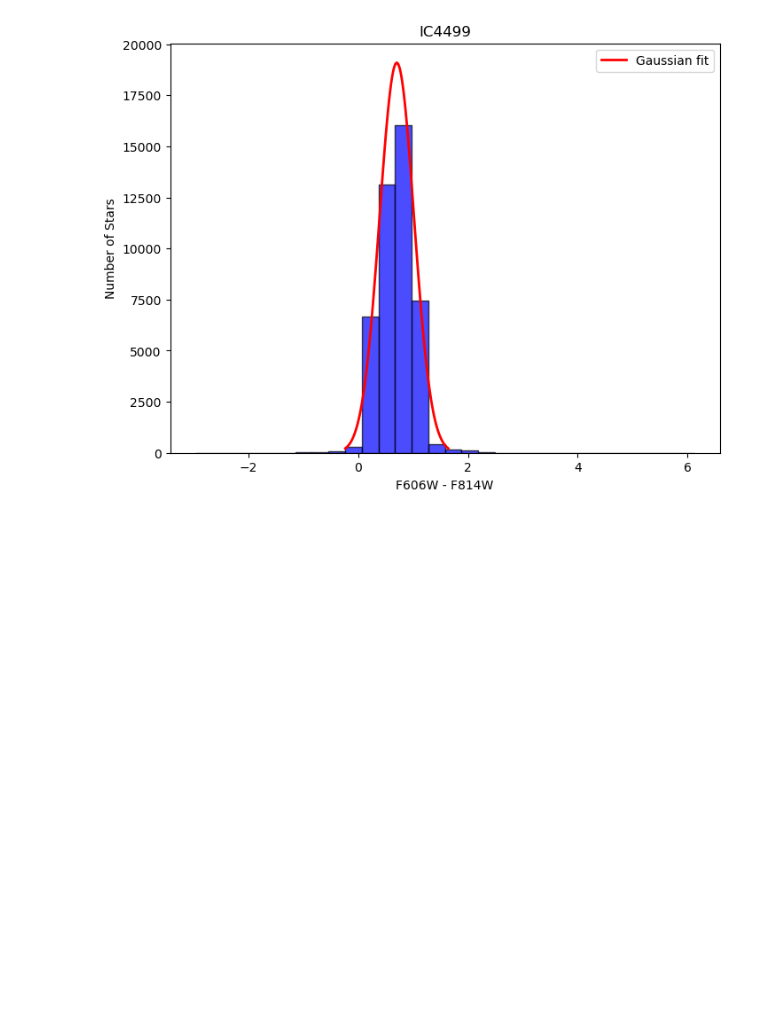
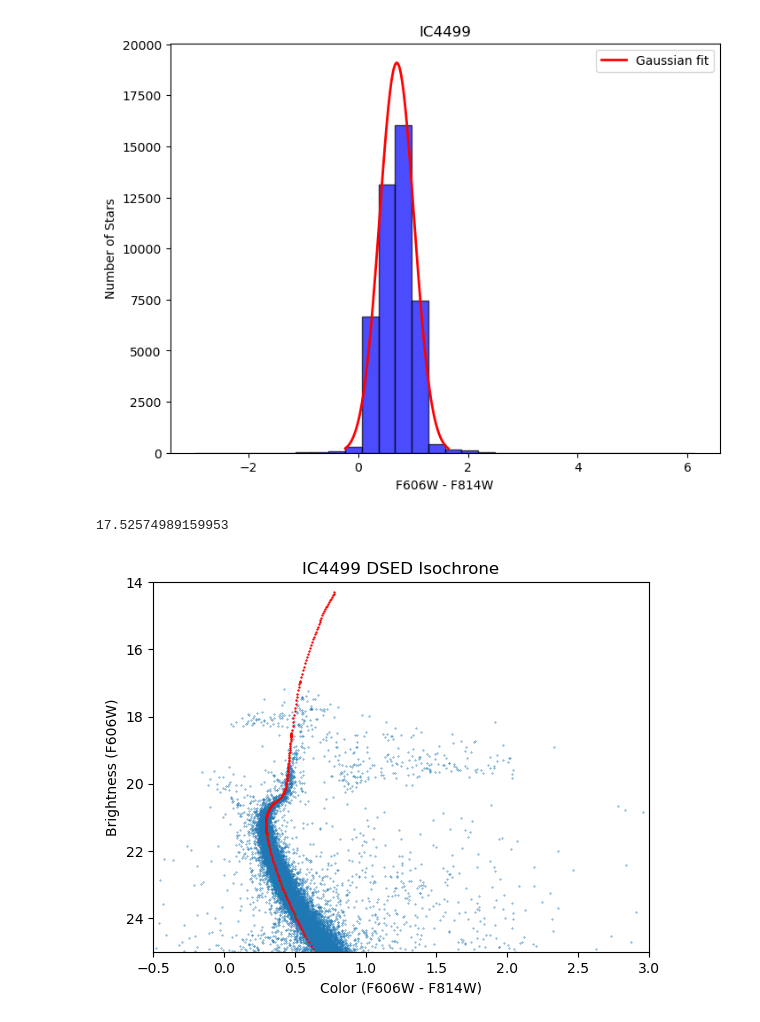
Before and after one commit to NikeVictor/IC4499_globular_cluster, a Jupyter notebook: HST_ACS_data_plots.ipynb, the cells around one changed output. Saved outputs shown, nothing was run; the diff lists cells and outputs as text; code cells hidden in the pictures; blank space fills up the shorter version.

Commit message:
isochrone fit

```diff
--- a/HST_ACS_data_plots.ipynb
+++ b/HST_ACS_data_plots.ipynb
@@ -253,3 +253,51 @@ plt.savefig("color_index_histogram.png")
 plt.show()
 # %% [output]
 [figure]
+# %%
+import pandas as pd
+import matplotlib.pyplot as plt
+import astropy.units as u
+from astropy.coordinates import Distance
+
+def read_dsed_isochrone(filename):
+    data = pd.read_csv(filename, sep=r'\s+', comment='#')
+    return data
+
+filename = 'grid-7.txt'
+
+isochrone_data = read_dsed_isochrone(filename)
+
+distance_kpc = 32
+distance = Distance(distance_kpc * u.kpc)
+distmod = distance.distmod.value
+print(distmod)
+
+try:
+    mag_g = isochrone_data.iloc[:, 9] + distmod
+    mag_i = isochrone_data.iloc[:, 11] + distmod
+
+    color_g_i = mag_g - mag_i
+
+    iso_df = pd.DataFrame({
+        'mag_g': mag_g,
+        'color_g_i': color_g_i
+    })
+
+    df['F606W_F814W_color'] = selected_columns['A_F606W'] - selected_columns['A_F814W']
+
+    plt.scatter(df['F606W_F814W_color'], selected_columns['A_F606W'], s=0.1, label='Original Data')
+    plt.scatter(iso_df['color_g_i'], iso_df['mag_g'], label='DSED Isochrone', color='red', s=0.5)
+    plt.ylim(14, 25)
+    plt.gca().invert_yaxis()
+    plt.xlim(-0.5, 3.0)
+    plt.xlabel('Color (F606W - F814W)')
+    plt.ylabel('Brightness (F606W)')
+    plt.title(f'IC4499 DSED Isochrone')
+    plt.savefig("Isochrone_plot")
+    plt.show()
+
+except KeyError as e:
+    print(f"Column not found: {e}. Please check the available columns.")
+# %% [output]
+17.52574989159953
+[figure, added]
```
Also changed, not shown: 3 other files.
